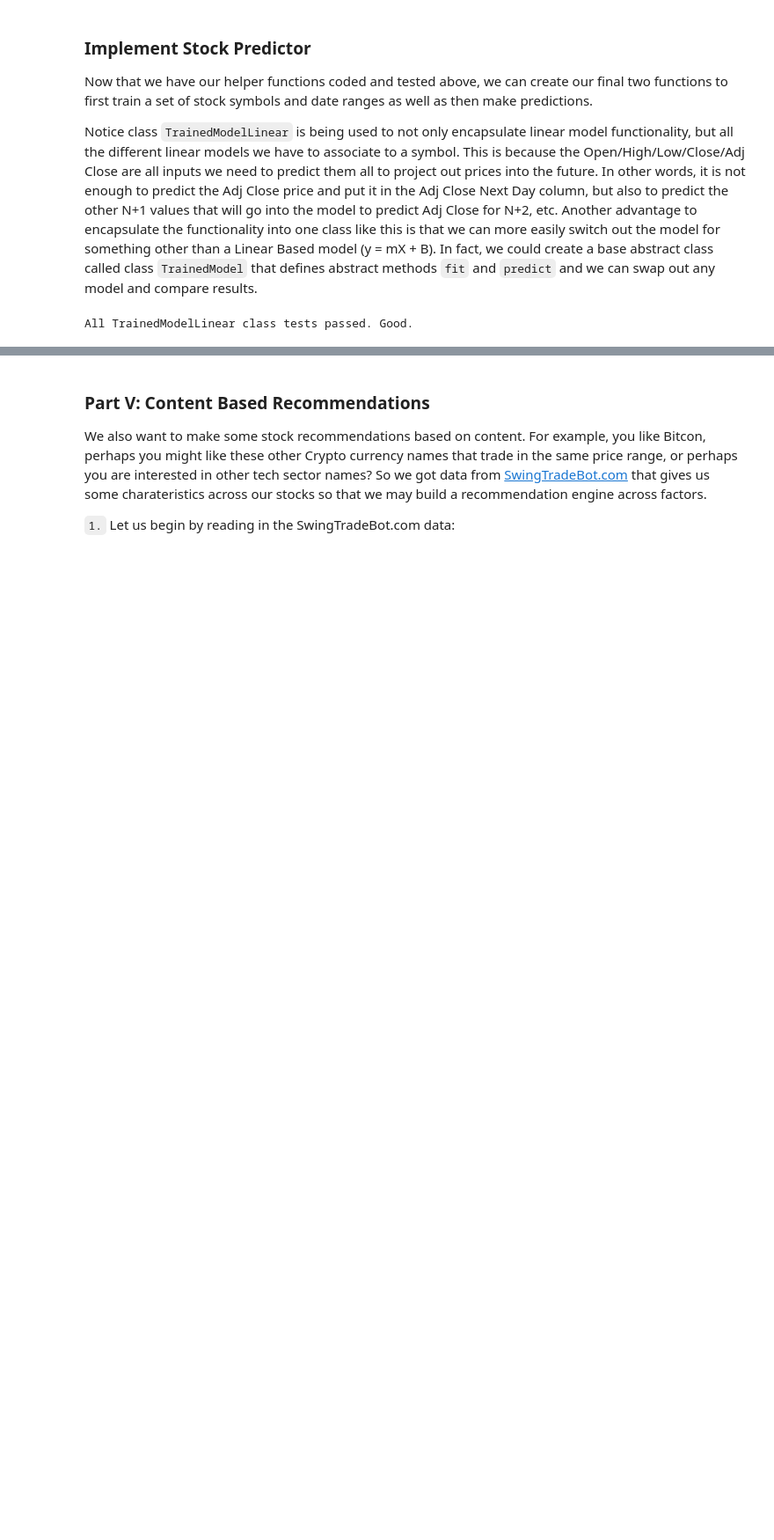
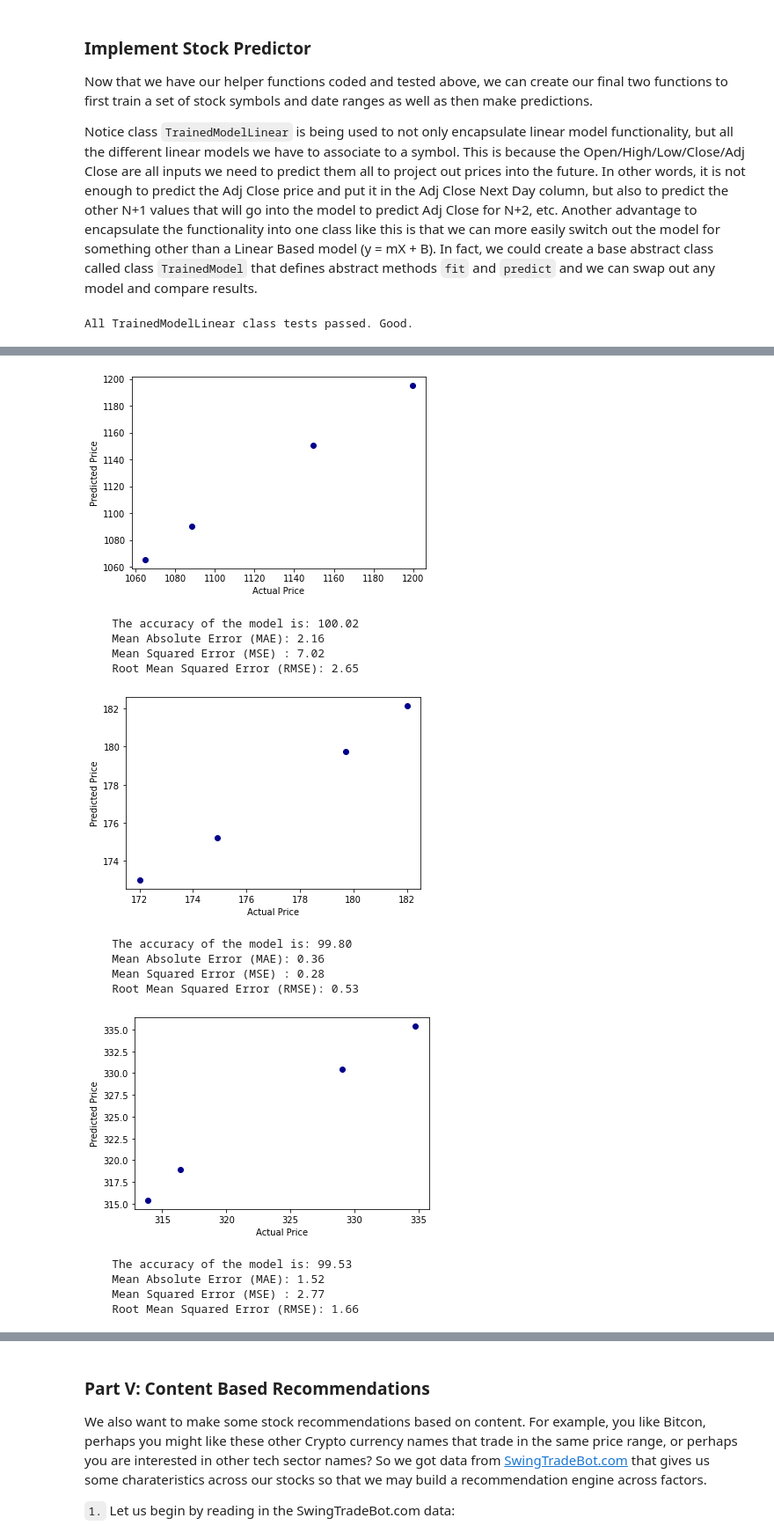
Before and after one commit to hmelendez001/Capstone-Project4-Udacity-Data-Scientist, a Jupyter notebook: Investment_and_Trading_Capstone.ipynb, the cells around one changed output, grey strips where cells are left out. Shown: that part at 88% size. Drawn from its saved outputs; the diff is of its cells as text; code cells hidden in the pictures; blank space fills up the shorter version.

```diff
--- a/Investment_and_Trading_Capstone.ipynb
+++ b/Investment_and_Trading_Capstone.ipynb
@@ -1320,0 +1572,10 @@ All get_stock_histories tests passed. Good. Notice we do not predict Volume as w
+# %%
+df_future = pd.read_csv('data/future_prices_2022.csv')
+
+# Make sure our 'Date' column is actually a Date value
+df_future['Date'] = pd.to_datetime(df_future['Date'])
+# Just the Date part
+df_future['Date'] = df_future['Date'].dt.date
+
+# Show df to get an idea of the data
+df_future
@@ -1321 +1596,25 @@ All get_stock_histories tests passed. Good. Notice we do not predict Volume as w
+# %%
+df_future_tesla = df_future[df_future['Symbol'] == 'TSLA']
+df_future_apple = df_future[df_future['Symbol'] == 'AAPL']
+df_future_msoft = df_future[df_future['Symbol'] == 'MSFT']
+
+model_hash['TSLA'].evaluate_model(df_future_tesla[['Open', 'High', 'Low', 'Close', 'Adj Close']], df_future_tesla['Adj Close'])
+model_hash['AAPL'].evaluate_model(df_future_apple[['Open', 'High', 'Low', 'Close', 'Adj Close']], df_future_apple['Adj Close'])
+model_hash['MSFT'].evaluate_model(df_future_msoft[['Open', 'High', 'Low', 'Close', 'Adj Close']], df_future_msoft['Adj Close'])
+# %% [output]
+[figure, added]
+    The accuracy of the model is: 100.02
+    Mean Absolute Error (MAE): 2.16
+    Mean Squared Error (MSE) : 7.02
+    Root Mean Squared Error (RMSE): 2.65
+[figure, added]
+    The accuracy of the model is: 99.80
+    Mean Absolute Error (MAE): 0.36
+    Mean Squared Error (MSE) : 0.28
+    Root Mean Squared Error (RMSE): 0.53
+[figure, added]
+    The accuracy of the model is: 99.53
+    Mean Absolute Error (MAE): 1.52
+    Mean Squared Error (MSE) : 2.77
+    Root Mean Squared Error (RMSE): 1.66
 # %% [markdown]
```
Also changed, not shown: parts of 29 cells of this notebook, 1 other file.
